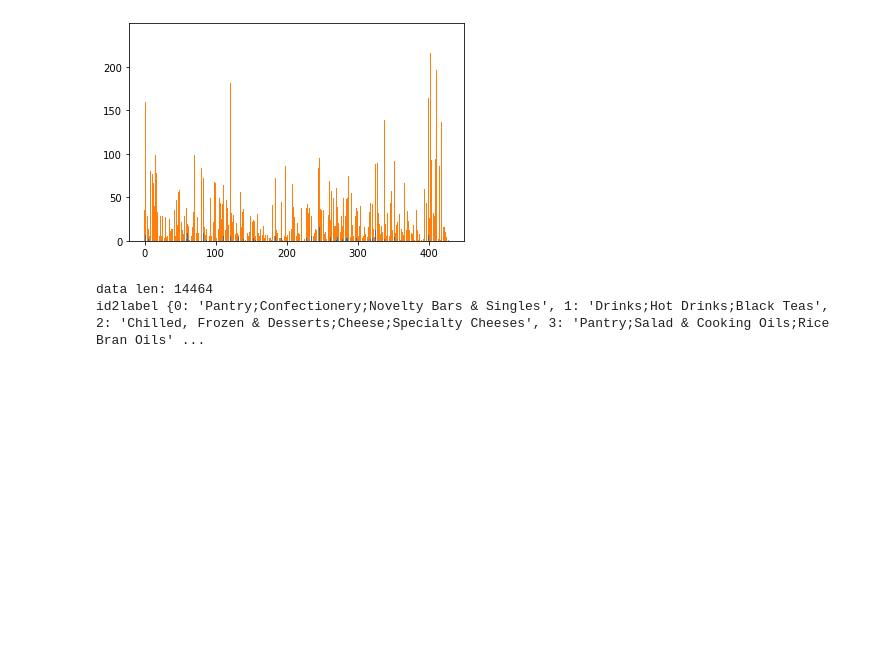
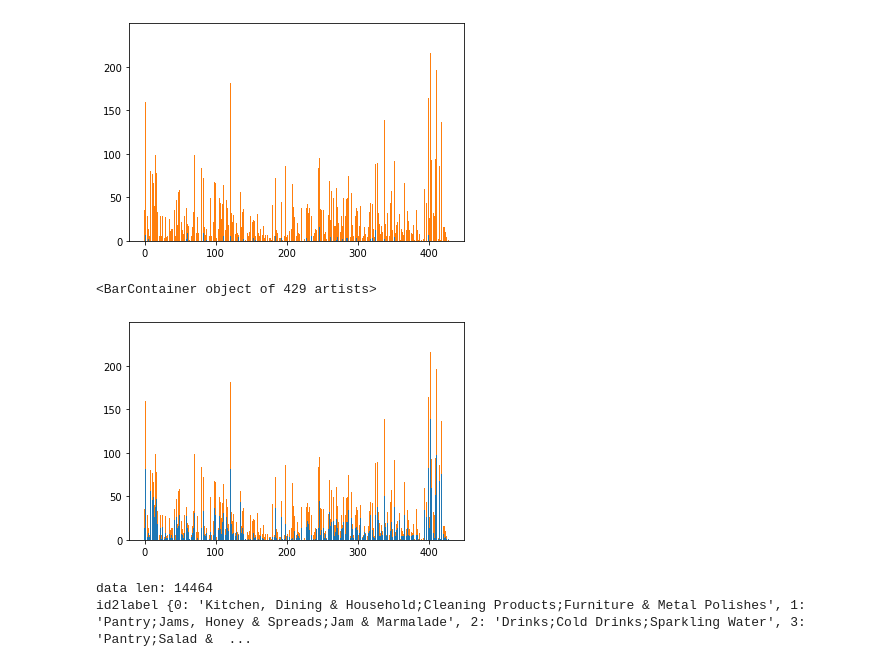
Before and after one commit to lxf44944/babistep_classification, a Jupyter notebook: project/dataexploration.ipynb, the cells around one changed output. Saved outputs shown, nothing was run; the diff lists cells and outputs as text; code cells hidden in the pictures; blank space fills up the shorter version.

Commit message:
done analysis of promobadge, found that there is no much relation with the type of product as it exist in similar percentage in all categories

```diff
--- a/project/dataexploration.ipynb
+++ b/project/dataexploration.ipynb
@@ -184,6 +184,30 @@ plot.bar([a for a in range(len(types))], countf, bottom=countt)
 # %% [output]
 <BarContainer object of 429 artists>
 [figure]
+# %%
+types = []
+countt = []
+countf = []
+levela = df["level_1"].tolist()
+levelb = df["level_2"].tolist()
+levelc = df["level_3"].tolist()
+state = df["PromoBadgeImageLabel"].tolist()
+labels = [";".join([levela[i], levelb[i], levelc[i]]) for i in range(len(levela))]
+for i in range(len(labels)):
+    if labels[i] in types:
+        if state[i]:
+            countt[types.index(labels[i])] += 1
+        else:
+            countf[types.index(labels[i])] += 1
+    else:
+        types.append(labels[i])
+        countt.append(0)
+        countf.append(0)
+plot.bar([a for a in range(len(types))], countt)
+plot.bar([a for a in range(len(types))], countf, bottom=countt)
+# %% [output]
+<BarContainer object of 429 artists>
+[figure, added]
 # %%
 def evaluation(predictions, labels, id2label, model_name=None):
     acc = accuracy_score(labels, predictions)
@@ -207,6 +231,6 @@ print("data len:", len(texts))
 print("id2label", id2label)
 # %% [output]
 data len: 14464
-id2label {0: 'Pantry;Confectionery;Novelty Bars & Singles', 1: 'Drinks;Hot Drinks;Black Teas', 2: 'Chilled, Frozen & Desserts;Cheese;Specialty Cheeses', 3: 'Pantry;Salad & Cooking Oils;Rice Bran Oils' ...
+id2label {0: 'Kitchen, Dining & Household;Cleaning Products;Furniture & Metal Polishes', 1: 'Pantry;Jams, Honey & Spreads;Jam & Marmalade', 2: 'Drinks;Cold Drinks;Sparkling Water', 3: 'Pantry;Salad &  ...
 # %%
 x_train, x_test, y_train, y_test = train_test_split(features, labels, test_size=0.25, random_state=3)
```
